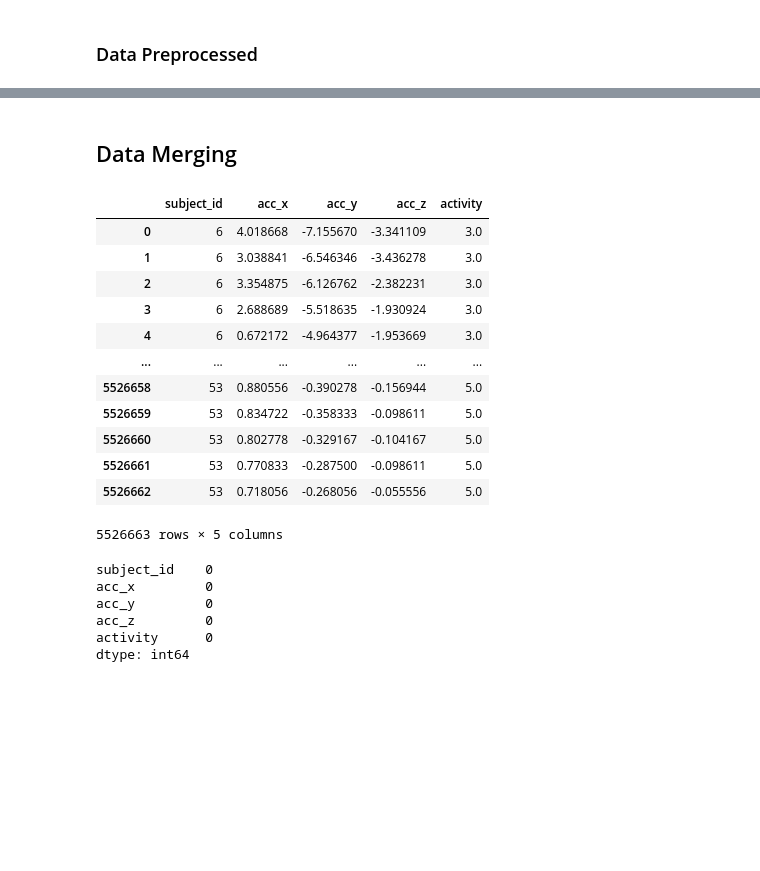
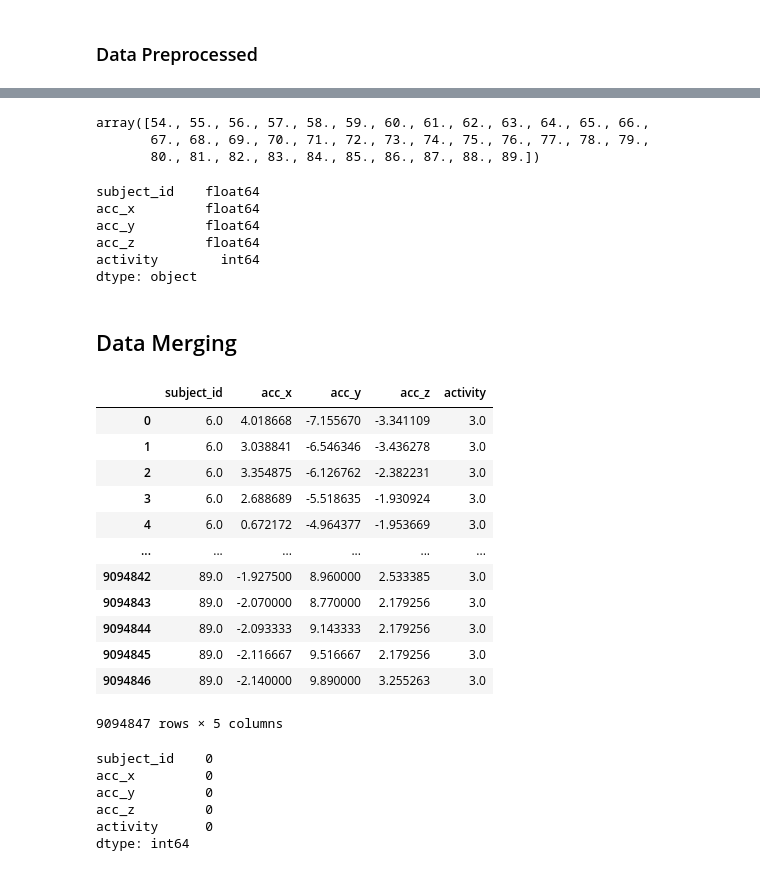
Before and after one commit to toribukit/foundation_har, a Jupyter notebook: fl_data_preprocess_v5.ipynb, the cells around one changed output, grey strips where cells are left out. Saved outputs shown, nothing was run; the diff lists cells and outputs as text; code cells hidden in the pictures; blank space fills up the shorter version.

```diff
--- a/fl_data_preprocess_v5.ipynb
+++ b/fl_data_preprocess_v5.ipynb
@@ -509,3 +564,3 @@ data_wisdm = data_wisdm[['user', 'x-axis', 'y-axis', 'z-axis', 'activity']]
 # %%
 # rename the columns name
-data_wisdm.columns = ['subject_id', 'acc_x', 'acc_y', 'acc_z', 'activity']
+all_resampled_data.columns = ['subject_id', 'acc_x', 'acc_y', 'acc_z', 'activity']
@@ -512,2 +583,2 @@ data_wisdm.columns = ['subject_id', 'acc_x', 'acc_y', 'acc_z', 'activity']
 # %%
-data_wisdm
+data_wisdm = all_resampled_data
@@ -547,0 +611,8 @@ array([10,  4,  5,  6,  3,  2], dtype=int64)
+# %%
+data_wisdm['subject_id'] = data_wisdm['subject_id'] + 53
+# %%
+data_wisdm['subject_id'].unique()
+# %% [output]
+array([54., 55., 56., 57., 58., 59., 60., 61., 62., 63., 64., 65., 66.,
+       67., 68., 69., 70., 71., 72., 73., 74., 75., 76., 77., 78., 79.,
+       80., 81., 82., 83., 84., 85., 86., 87., 88., 89.])
@@ -548,23 +625,34 @@ array([10,  4,  5,  6,  3,  2], dtype=int64)
+# %%
+data_wisdm['acc_z'] = data_wisdm['acc_z'].astype(float)
+# %%
+data_wisdm.dtypes
+# %% [output]
+subject_id    float64
+acc_x         float64
+acc_y         float64
+acc_z         float64
+activity        int64
+dtype: object
 # %% [markdown]
 ## Data Merging
 # %%
 # merge all datasets
-data = pd.concat([data_hhar, data_rwhar, data_sbhar], ignore_index=True)
+data = pd.concat([data_hhar, data_rwhar, data_sbhar, data_wisdm], ignore_index=True)
 data
 # %% [output]
 |  | subject_id | acc_x | acc_y | acc_z | activity |
-| 0 | 6 | 4.018668 | -7.155670 | -3.341109 | 3.0 |
-| 1 | 6 | 3.038841 | -6.546346 | -3.436278 | 3.0 |
-| 2 | 6 | 3.354875 | -6.126762 | -2.382231 | 3.0 |
-| 3 | 6 | 2.688689 | -5.518635 | -1.930924 | 3.0 |
-| 4 | 6 | 0.672172 | -4.964377 | -1.953669 | 3.0 |
+| 0 | 6.0 | 4.018668 | -7.155670 | -3.341109 | 3.0 |
+| 1 | 6.0 | 3.038841 | -6.546346 | -3.436278 | 3.0 |
+| 2 | 6.0 | 3.354875 | -6.126762 | -2.382231 | 3.0 |
+| 3 | 6.0 | 2.688689 | -5.518635 | -1.930924 | 3.0 |
+| 4 | 6.0 | 0.672172 | -4.964377 | -1.953669 | 3.0 |
 | ... | ... | ... | ... | ... | ... |
-| 5526658 | 53 | 0.880556 | -0.390278 | -0.156944 | 5.0 |
-| 5526659 | 53 | 0.834722 | -0.358333 | -0.098611 | 5.0 |
-| 5526660 | 53 | 0.802778 | -0.329167 | -0.104167 | 5.0 |
-| 5526661 | 53 | 0.770833 | -0.287500 | -0.098611 | 5.0 |
-| 5526662 | 53 | 0.718056 | -0.268056 | -0.055556 | 5.0 |
+| 9094842 | 89.0 | -1.927500 | 8.960000 | 2.533385 | 3.0 |
+| 9094843 | 89.0 | -2.070000 | 8.770000 | 2.179256 | 3.0 |
+| 9094844 | 89.0 | -2.093333 | 9.143333 | 2.179256 | 3.0 |
+| 9094845 | 89.0 | -2.116667 | 9.516667 | 2.179256 | 3.0 |
+| 9094846 | 89.0 | -2.140000 | 9.890000 | 3.255263 | 3.0 |
-5526663 rows × 5 columns
+9094847 rows × 5 columns
 # %%
 #check for missing values
 data.isnull().sum()
```
Also changed, not shown: parts of 46 cells of this notebook, 1 other file.
